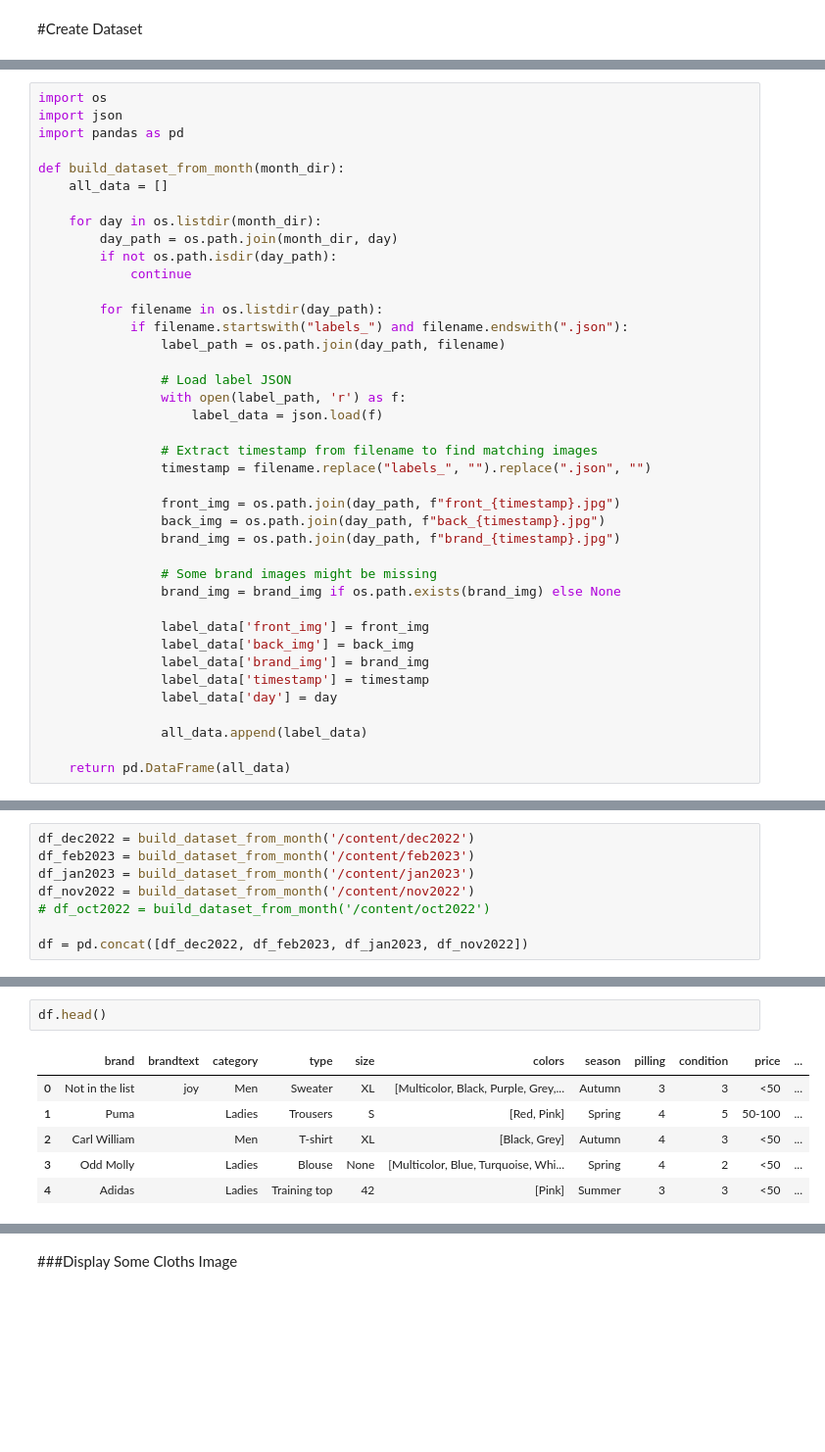
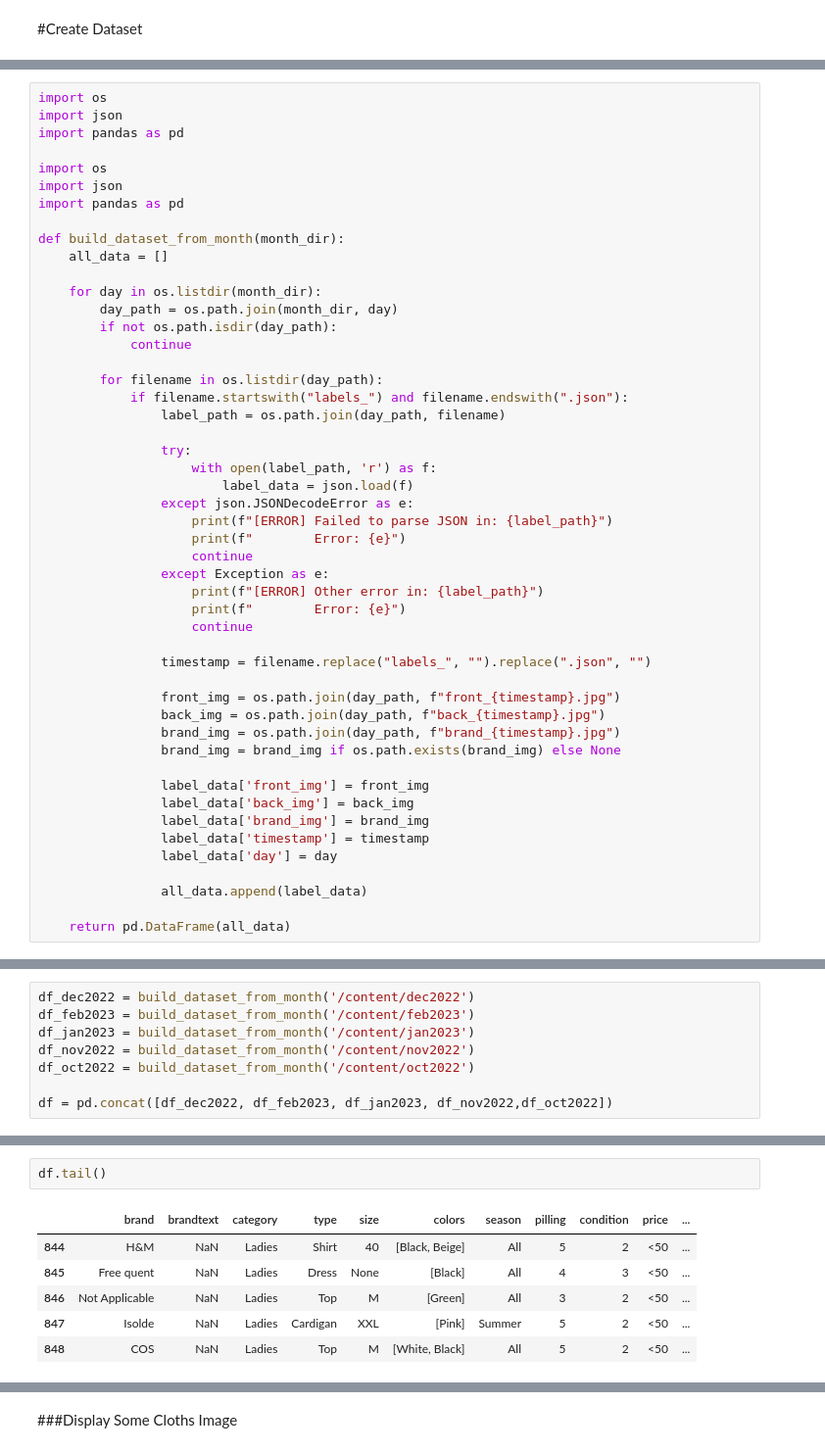
Before and after one commit to Boonyaratt/Second-Hand-Price-Prediction-CNN, a Jupyter notebook: Main.ipynb, the cells around one changed output, grey strips where cells are left out. Shown at 98% size. Drawn from its saved outputs; the diff is of its cells as text; blank space fills up the shorter version.

Commit message:
Fixed corrupted dataframe

```diff
--- a/Main.ipynb
+++ b/Main.ipynb
@@ -78,4 +64,8 @@ front_2022_12_01_10_10_58.jpg  labels_2022_12_01_14_19_56.json
 # %%
+import os
+import json
+import pandas as pd
+
 import os
 import json
 import pandas as pd
@@ -92,18 +82,23 @@ def build_dataset_from_month(month_dir):
             if filename.startswith("labels_") and filename.endswith(".json"):
                 label_path = os.path.join(day_path, filename)
 
-                # Load label JSON
-                with open(label_path, 'r') as f:
-                    label_data = json.load(f)
+                try:
+                    with open(label_path, 'r') as f:
+                        label_data = json.load(f)
+                except json.JSONDecodeError as e:
+                    print(f"[ERROR] Failed to parse JSON in: {label_path}")
+                    print(f"        Error: {e}")
+                    continue
+                except Exception as e:
+                    print(f"[ERROR] Other error in: {label_path}")
+                    print(f"        Error: {e}")
+                    continue
 
-                # Extract timestamp from filename to find matching images
                 timestamp = filename.replace("labels_", "").replace(".json", "")
 
                 front_img = os.path.join(day_path, f"front_{timestamp}.jpg")
                 back_img = os.path.join(day_path, f"back_{timestamp}.jpg")
                 brand_img = os.path.join(day_path, f"brand_{timestamp}.jpg")
-
-                # Some brand images might be missing
                 brand_img = brand_img if os.path.exists(brand_img) else None
 
                 label_data['front_img'] = front_img
@@ -120,6 +130,6 @@ df_dec2022 = build_dataset_from_month('/content/dec2022')
 df_feb2023 = build_dataset_from_month('/content/feb2023')
 df_jan2023 = build_dataset_from_month('/content/jan2023')
 df_nov2022 = build_dataset_from_month('/content/nov2022')
-# df_oct2022 = build_dataset_from_month('/content/oct2022')
+df_oct2022 = build_dataset_from_month('/content/oct2022')
 
-df = pd.concat([df_dec2022, df_feb2023, df_jan2023, df_nov2022])
+df = pd.concat([df_dec2022, df_feb2023, df_jan2023, df_nov2022,df_oct2022])
@@ -126,12 +138,12 @@ df = pd.concat([df_dec2022, df_feb2023, df_jan2023, df_nov2022])
 # %%
-df.head()
+df.tail()
 # %% [output]
 |  | brand | brandtext | category | type | size | colors | season | pilling | condition | price | ... |
-| 0 | Not in the list | joy | Men | Sweater | XL | [Multicolor, Black, Purple, Grey,... | Autumn | 3 | 3 | <50 | ... |
-| 1 | Puma |  | Ladies | Trousers | S | [Red, Pink] | Spring | 4 | 5 | 50-100 | ... |
-| 2 | Carl William |  | Men | T-shirt | XL | [Black, Grey] | Autumn | 4 | 3 | <50 | ... |
-| 3 | Odd Molly |  | Ladies | Blouse | None | [Multicolor, Blue, Turquoise, Whi... | Spring | 4 | 2 | <50 | ... |
-| 4 | Adidas |  | Ladies | Training top | 42 | [Pink] | Summer | 3 | 3 | <50 | ... |
+| 844 | H&M | NaN | Ladies | Shirt | 40 | [Black, Beige] | All | 5 | 2 | <50 | ... |
+| 845 | Free quent | NaN | Ladies | Dress | None | [Black] | All | 4 | 3 | <50 | ... |
+| 846 | Not Applicable | NaN | Ladies | Top | M | [Green] | All | 3 | 2 | <50 | ... |
+| 847 | Isolde | NaN | Ladies | Cardigan | XXL | [Pink] | Summer | 5 | 2 | <50 | ... |
+| 848 | COS | NaN | Ladies | Top | M | [White, Black] | All | 5 | 2 | <50 | ... |
 5 rows × 27 columns
 # %%
 df.info()
```
Also changed, not shown: parts of 12 cells of this notebook.
